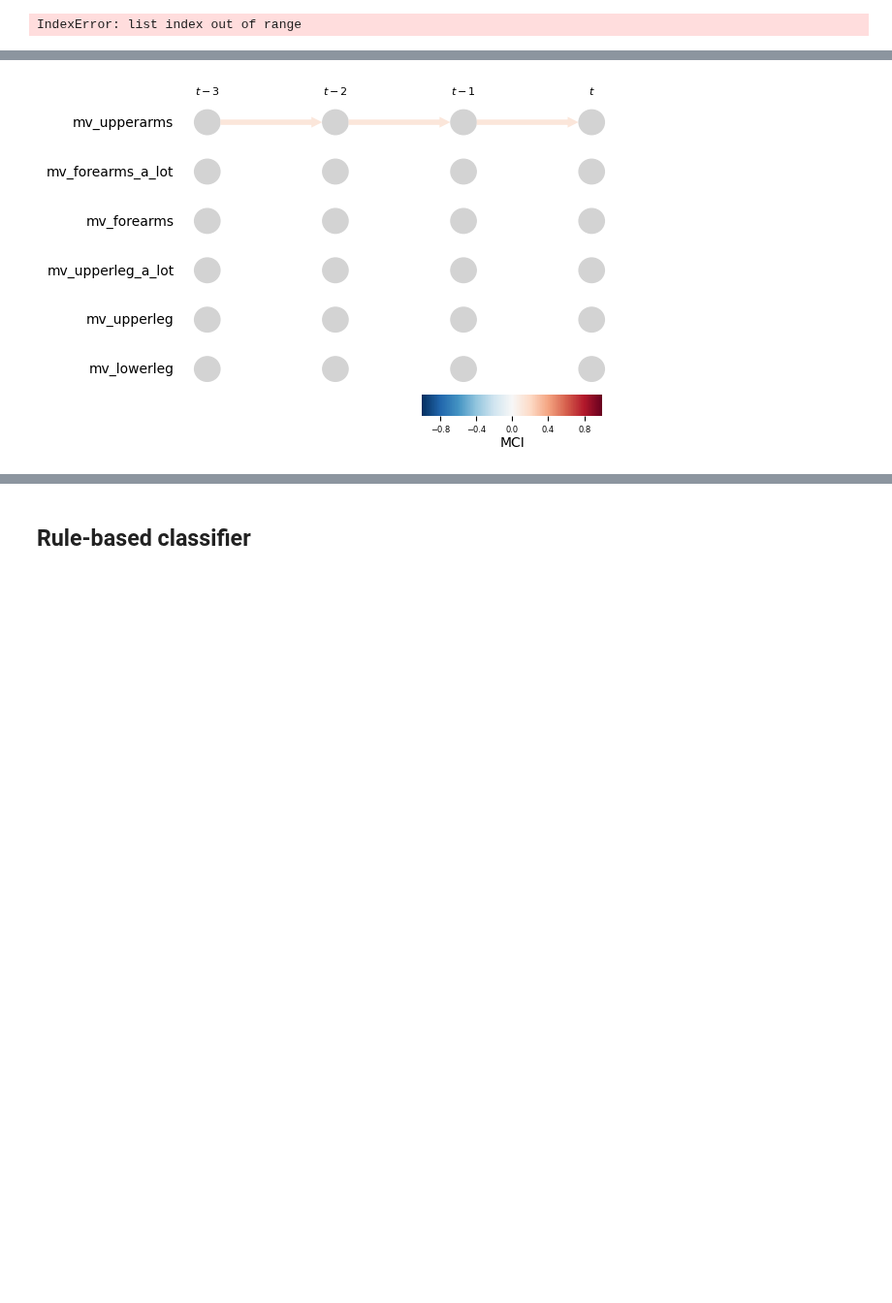
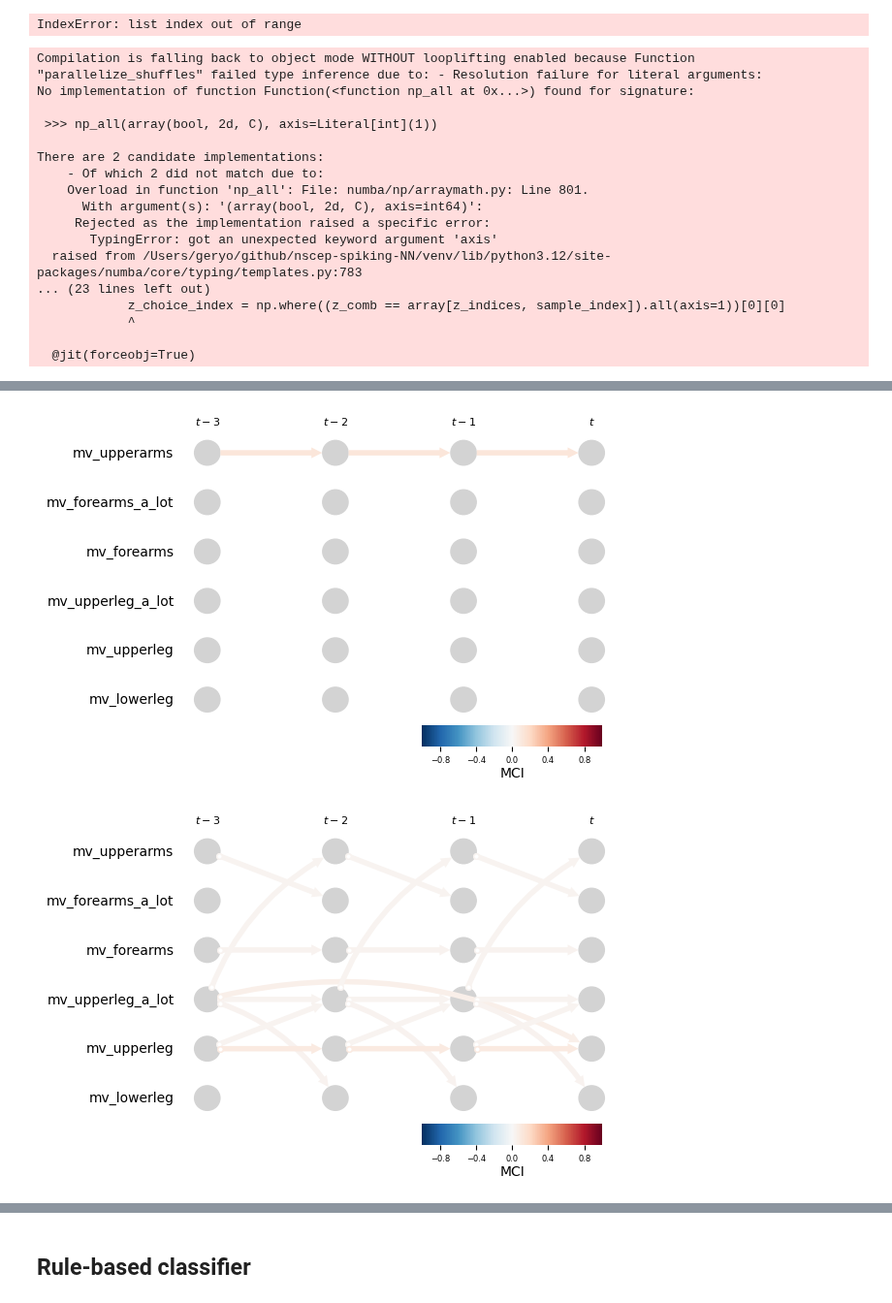
Before and after one commit to christianbresciani/nscep-spiking-NN, a Jupyter notebook: rule-based-classification.ipynb, the cells around one changed output, grey strips where cells are left out. Shown at 97% size. Drawn from its saved outputs; the diff is of its cells as text; code cells hidden in the pictures; blank space fills up the shorter version.

```diff
--- a/rule-based-classification.ipynb
+++ b/rule-based-classification.ipynb
@@ -296,8 +296,8 @@ for i, data in enumerate(propositions):
 [figure]
 IndexError: list index out of range
 # %%
-activities = ['run', 'jump', 'wave', 'wipe']#'walk', 'clap', 'squat'
-all_activities = ["S1_B", "S1_C", "S1_G", "S1_J"]
+activities = ['run', 'jump', 'wave', 'wipe','walk', 'clap', 'squat']
+all_activities = ["S1_B", "S1_C", "S1_G", "S1_J", "S1_A", "S1_H", "S1_K"]
 propositions_names = ['mv_upperarms', 'mv_forearms_a_lot', 'mv_forearms','mv_upperleg_a_lot', 'mv_upperleg', 'mv_lowerleg']
 propositions = []
 
@@ -333,30 +333,48 @@ for idx, activity in enumerate(all_activities):
 
 for i, data in enumerate(propositions):
 
 	dataframe = pp.DataFrame(data, var_names=propositions_names+[activities[i]])
 
 	# dependency = ParCorr(significance='analytic')
 	# dependency = CMIknn()
 	dependency = CMIsymb()
 
 	lpcmci = LPCMCI(
 		dataframe=dataframe,
 		cond_ind_test=dependency,
 		verbosity=0)
 
 	results = lpcmci.run_lpcmci(tau_min=1, tau_max=3, pc_alpha=0.01)
 
 	# Plot time series graph
 	tp.plot_time_series_graph(
 		figsize=(6, 4),
 		val_matrix=results['val_matrix'],
 		graph=results['graph'],
 		var_names=propositions_names+[activities[i]],
 		link_colorbar_label='MCI',
 		)
 	plt.show()
 # %% [output]
+Compilation is falling back to object mode WITHOUT looplifting enabled because Function "parallelize_shuffles" failed type inference due to: - Resolution failure for literal arguments:
+No implementation of function Function(<function np_all at 0x...>) found for signature:
+
+ >>> np_all(array(bool, 2d, C), axis=Literal[int](1))
+
+There are 2 candidate implementations:
+    - Of which 2 did not match due to:
+    Overload in function 'np_all': File: numba/np/arraymath.py: Line 801.
+      With argument(s): '(array(bool, 2d, C), axis=int64)':
+     Rejected as the implementation raised a specific error:
+       TypingError: got an unexpected keyword argument 'axis'
+  raised from /Users/geryo/github/nscep-spiking-NN/venv/lib/python3.12/site-packages/numba/core/typing/templates.py:783
+... (23 lines left out)
+            z_choice_index = np.where((z_comb == array[z_indices, sample_index]).all(axis=1))[0][0]
+            ^
+
+  @jit(forceobj=True)
 [figure]
 [figure]
 [figure]
 [figure]
+[figure, added]
```
Also changed, not shown: parts of 1 cell of this notebook, 2 other files.
